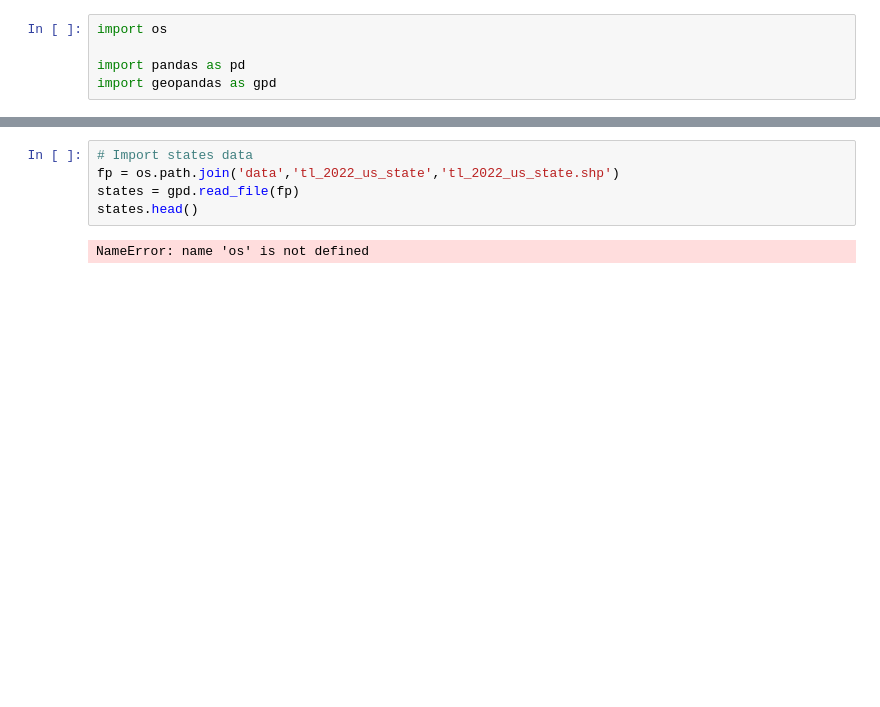
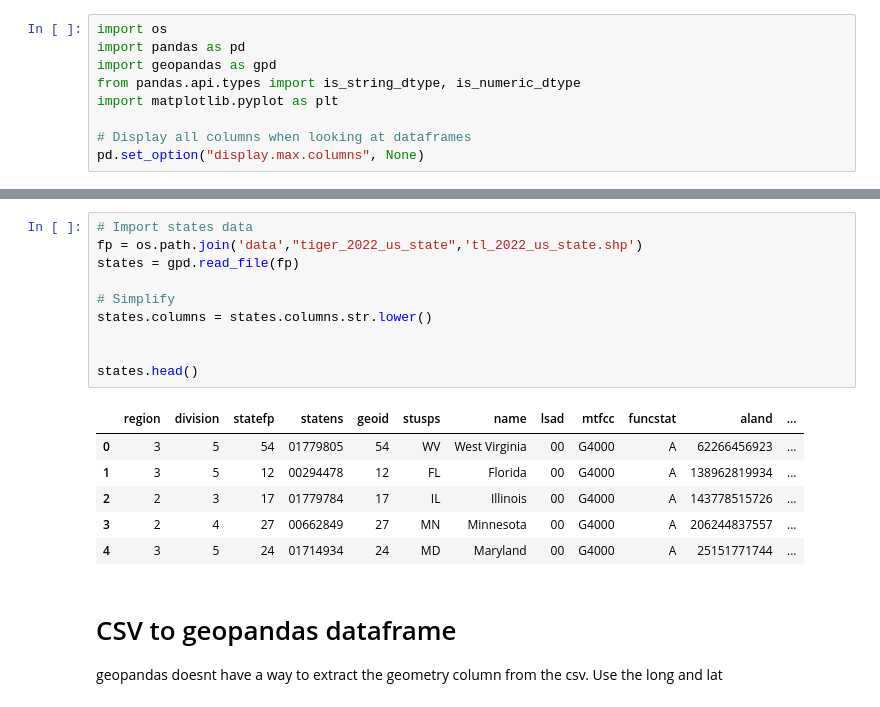
Before and after one commit to mmorenorolon/eds220-2025-in-class, a Jupyter notebook: week5-code-streamlining.ipynb, the cells around one changed output, grey strips where cells are left out. Saved outputs shown, nothing was run; the diff lists cells and outputs as text; blank space fills up the shorter version.

```diff
--- a/week5-code-streamlining.ipynb
+++ b/week5-code-streamlining.ipynb
@@ -1,5 +1,9 @@
 # %%
 import os
-
 import pandas as pd
 import geopandas as gpd
+from pandas.api.types import is_string_dtype, is_numeric_dtype
+import matplotlib.pyplot as plt
+
+# Display all columns when looking at dataframes
+pd.set_option("display.max.columns", None)
@@ -15,7 +31,21 @@ NameError: name 'pd' is not defined
 # %%
 # Import states data
-fp = os.path.join('data','tl_2022_us_state','tl_2022_us_state.shp')
+fp = os.path.join('data',"tiger_2022_us_state",'tl_2022_us_state.shp')
 states = gpd.read_file(fp)
+
+# Simplify
+states.columns = states.columns.str.lower()
+
+
 states.head()
 # %% [output]
-NameError: name 'os' is not defined
+|  | region | division | statefp | statens | geoid | stusps | name | lsad | mtfcc | funcstat | aland | ... |
+| 0 | 3 | 5 | 54 | 01779805 | 54 | WV | West Virginia | 00 | G4000 | A | 62266456923 | ... |
+| 1 | 3 | 5 | 12 | 00294478 | 12 | FL | Florida | 00 | G4000 | A | 138962819934 | ... |
+| 2 | 2 | 3 | 17 | 01779784 | 17 | IL | Illinois | 00 | G4000 | A | 143778515726 | ... |
+| 3 | 2 | 4 | 27 | 00662849 | 27 | MN | Minnesota | 00 | G4000 | A | 206244837557 | ... |
+| 4 | 3 | 5 | 24 | 01714934 | 24 | MD | Maryland | 00 | G4000 | A | 25151771744 | ... |
+# %% [markdown]
+# CSV to geopandas dataframe
+geopandas doesnt have a way to extract the geometry column from the csv.
+Use the long and lat
```
Also changed, not shown: parts of 25 cells of this notebook.
